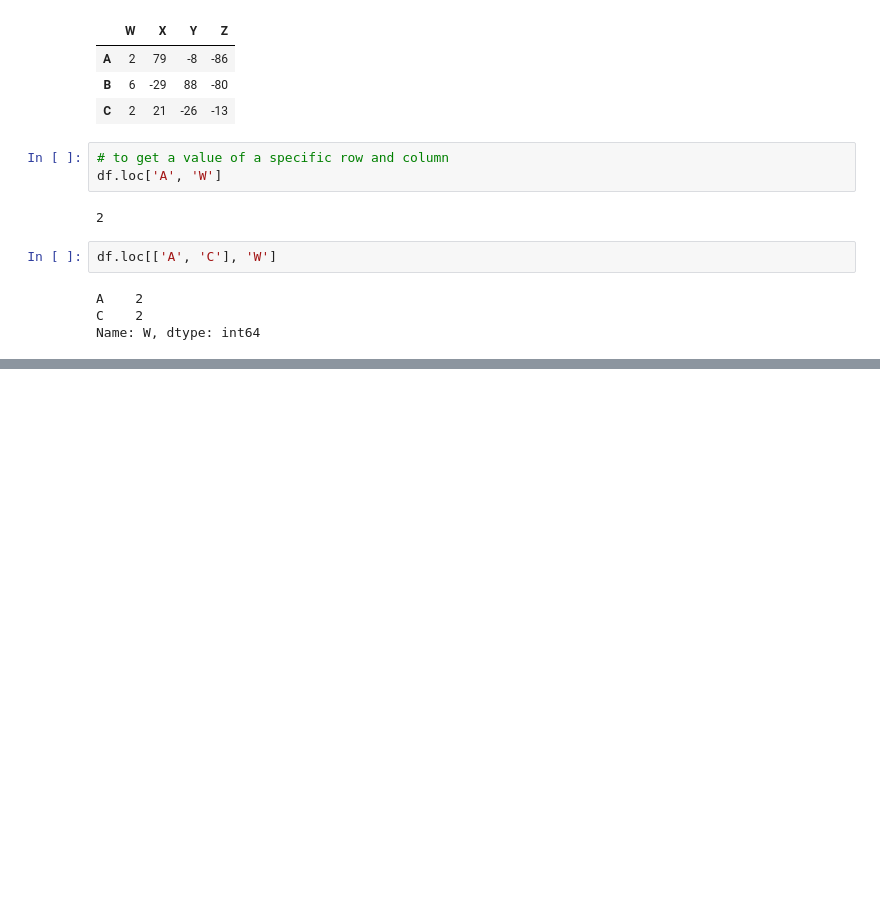
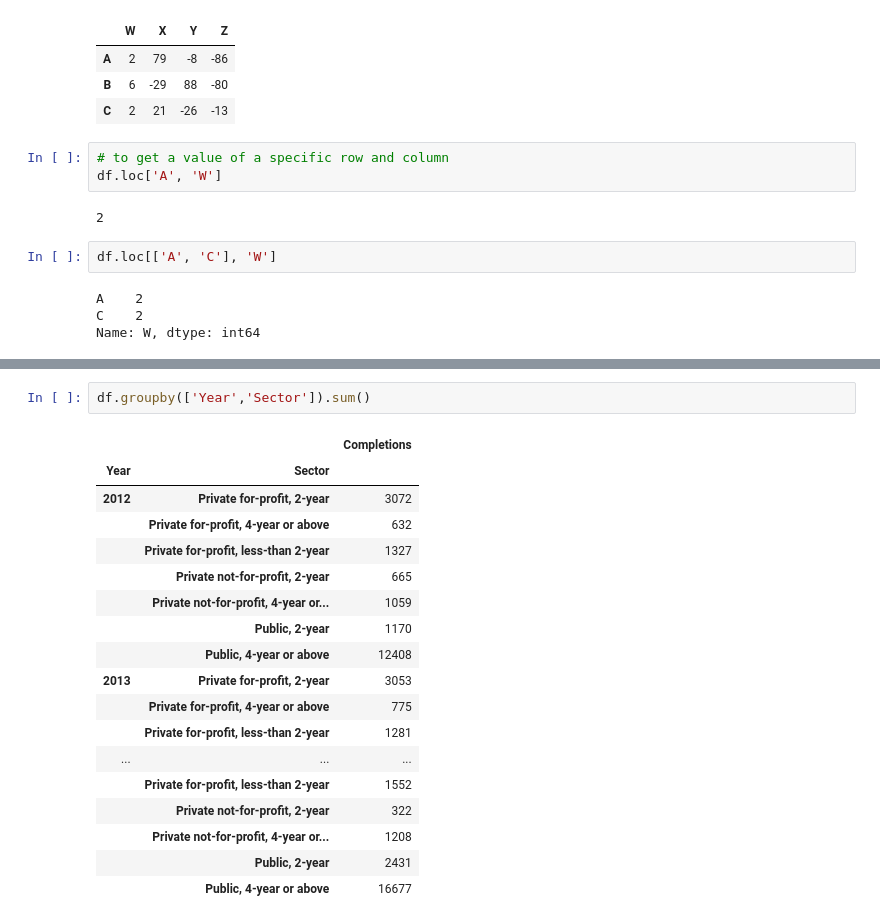
Before and after one commit to o-bissing/TF_Udemy, a Jupyter notebook: Pandas.ipynb, the cells around one changed output, grey strips where cells are left out. Saved outputs shown, nothing was run; the diff lists cells and outputs as text; blank space fills up the shorter version.

```diff
--- a/Pandas.ipynb
+++ b/Pandas.ipynb
@@ -172,0 +381,21 @@ Name: W, dtype: int64
+# %%
+df.groupby(['Year','Sector']).sum()
+# %% [output]
+|  |  | Completions |
+| Year | Sector |  |
+| 2012 | Private for-profit, 2-year | 3072 |
+|  | Private for-profit, 4-year or above | 632 |
+|  | Private for-profit, less-than 2-year | 1327 |
+|  | Private not-for-profit, 2-year | 665 |
+|  | Private not-for-profit, 4-year or... | 1059 |
+|  | Public, 2-year | 1170 |
+|  | Public, 4-year or above | 12408 |
+| 2013 | Private for-profit, 2-year | 3053 |
+|  | Private for-profit, 4-year or above | 775 |
+|  | Private for-profit, less-than 2-year | 1281 |
+| ... | ... | ... |
+|  | Private for-profit, less-than 2-year | 1552 |
+|  | Private not-for-profit, 2-year | 322 |
+|  | Private not-for-profit, 4-year or... | 1208 |
+|  | Public, 2-year | 2431 |
+|  | Public, 4-year or above | 16677 |
```
Also changed, not shown: parts of 27 cells of this notebook.
